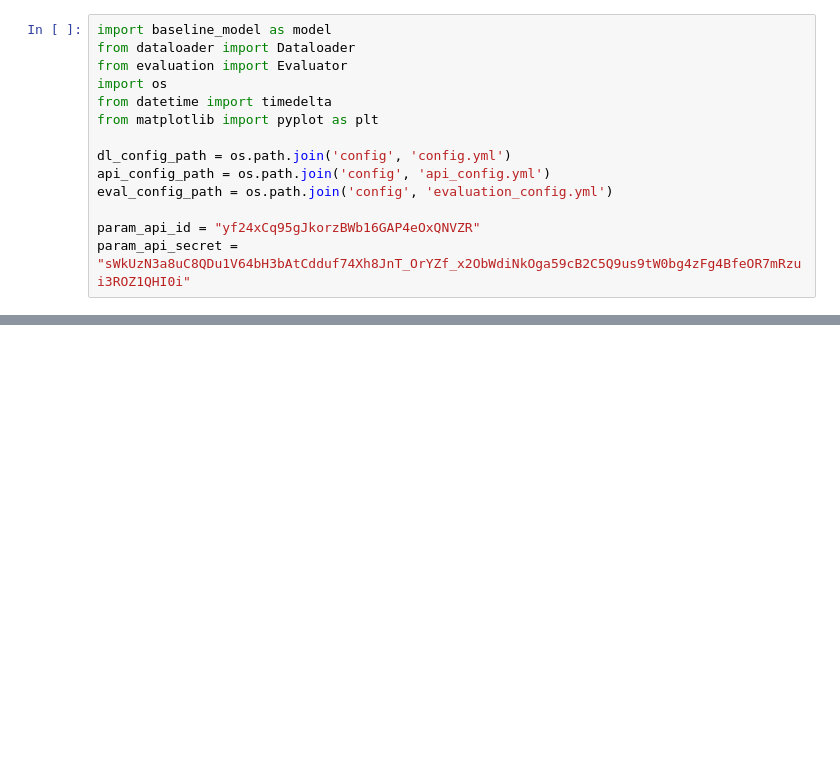
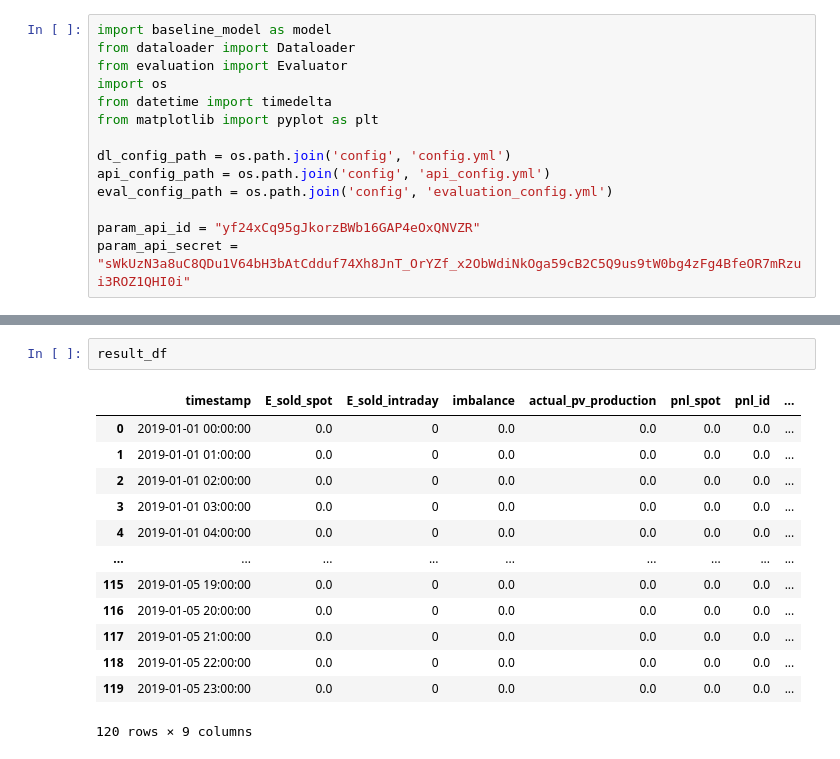
Before and after one commit to iffthomas/Axpo-Datathon-Challenge-2024, a Jupyter notebook: final_evaluation.ipynb, the cells around one changed output, grey strips where cells are left out. Cells and saved outputs as stored; diff of their text form; blank space fills up the shorter version.

```diff
--- a/final_evaluation.ipynb
+++ b/final_evaluation.ipynb
@@ -76,2 +59,18 @@ finish market strategy. evaluating...
+# %%
+result_df
+# %% [output]
+|  | timestamp | E_sold_spot | E_sold_intraday | imbalance | actual_pv_production | pnl_spot | pnl_id | ... |
+| 0 | 2019-01-01 00:00:00 | 0.0 | 0 | 0.0 | 0.0 | 0.0 | 0.0 | ... |
+| 1 | 2019-01-01 01:00:00 | 0.0 | 0 | 0.0 | 0.0 | 0.0 | 0.0 | ... |
+| 2 | 2019-01-01 02:00:00 | 0.0 | 0 | 0.0 | 0.0 | 0.0 | 0.0 | ... |
+| 3 | 2019-01-01 03:00:00 | 0.0 | 0 | 0.0 | 0.0 | 0.0 | 0.0 | ... |
+| 4 | 2019-01-01 04:00:00 | 0.0 | 0 | 0.0 | 0.0 | 0.0 | 0.0 | ... |
+| ... | ... | ... | ... | ... | ... | ... | ... | ... |
+| 115 | 2019-01-05 19:00:00 | 0.0 | 0 | 0.0 | 0.0 | 0.0 | 0.0 | ... |
+| 116 | 2019-01-05 20:00:00 | 0.0 | 0 | 0.0 | 0.0 | 0.0 | 0.0 | ... |
+| 117 | 2019-01-05 21:00:00 | 0.0 | 0 | 0.0 | 0.0 | 0.0 | 0.0 | ... |
+| 118 | 2019-01-05 22:00:00 | 0.0 | 0 | 0.0 | 0.0 | 0.0 | 0.0 | ... |
+| 119 | 2019-01-05 23:00:00 | 0.0 | 0 | 0.0 | 0.0 | 0.0 | 0.0 | ... |
+120 rows × 9 columns
 # %%
 # result_df[['timestamp', 'E_sold_spot', 'actual_pv_production']].plot()
```
Also changed, not shown: parts of 3 cells of this notebook, 2 other files.
